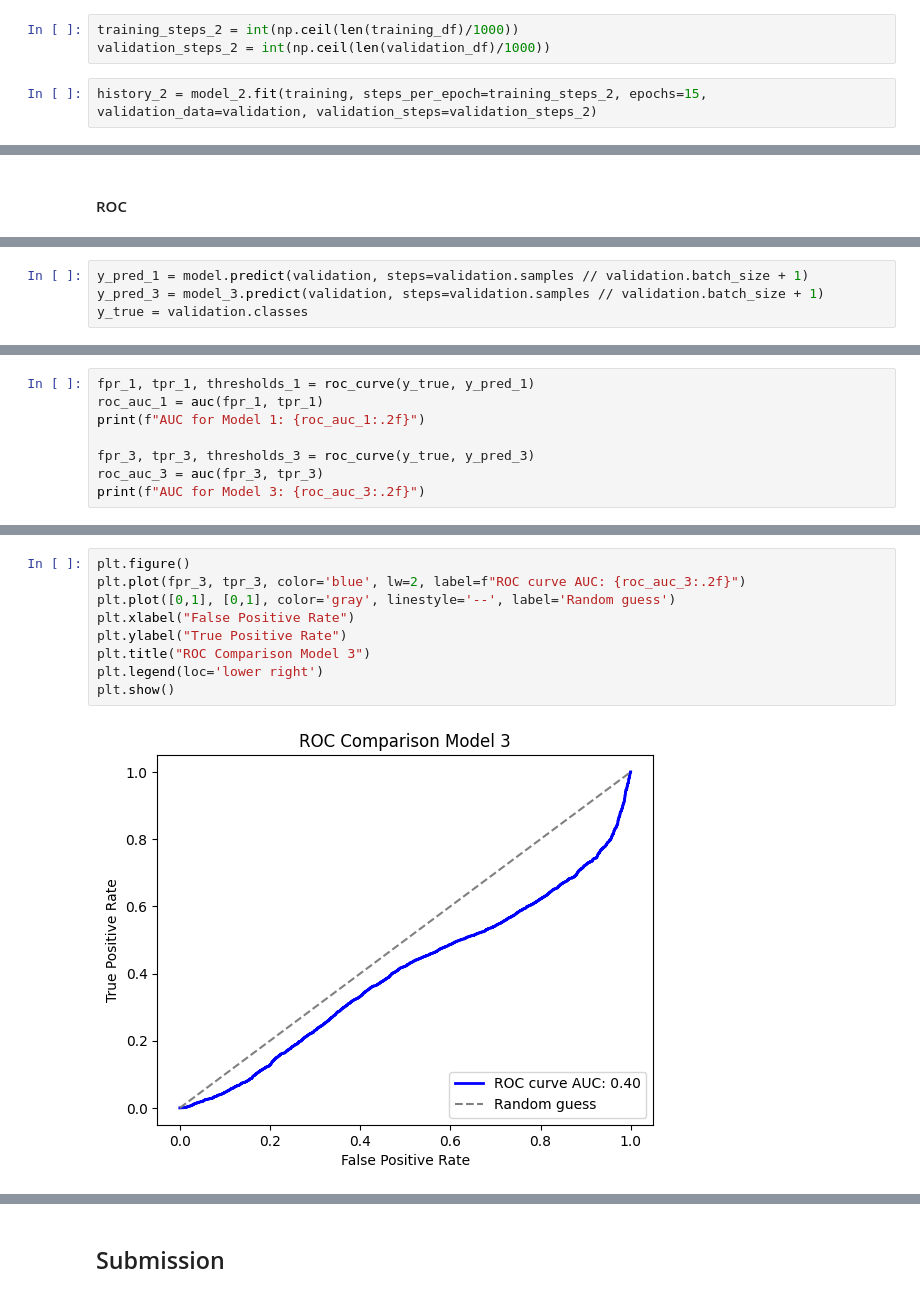
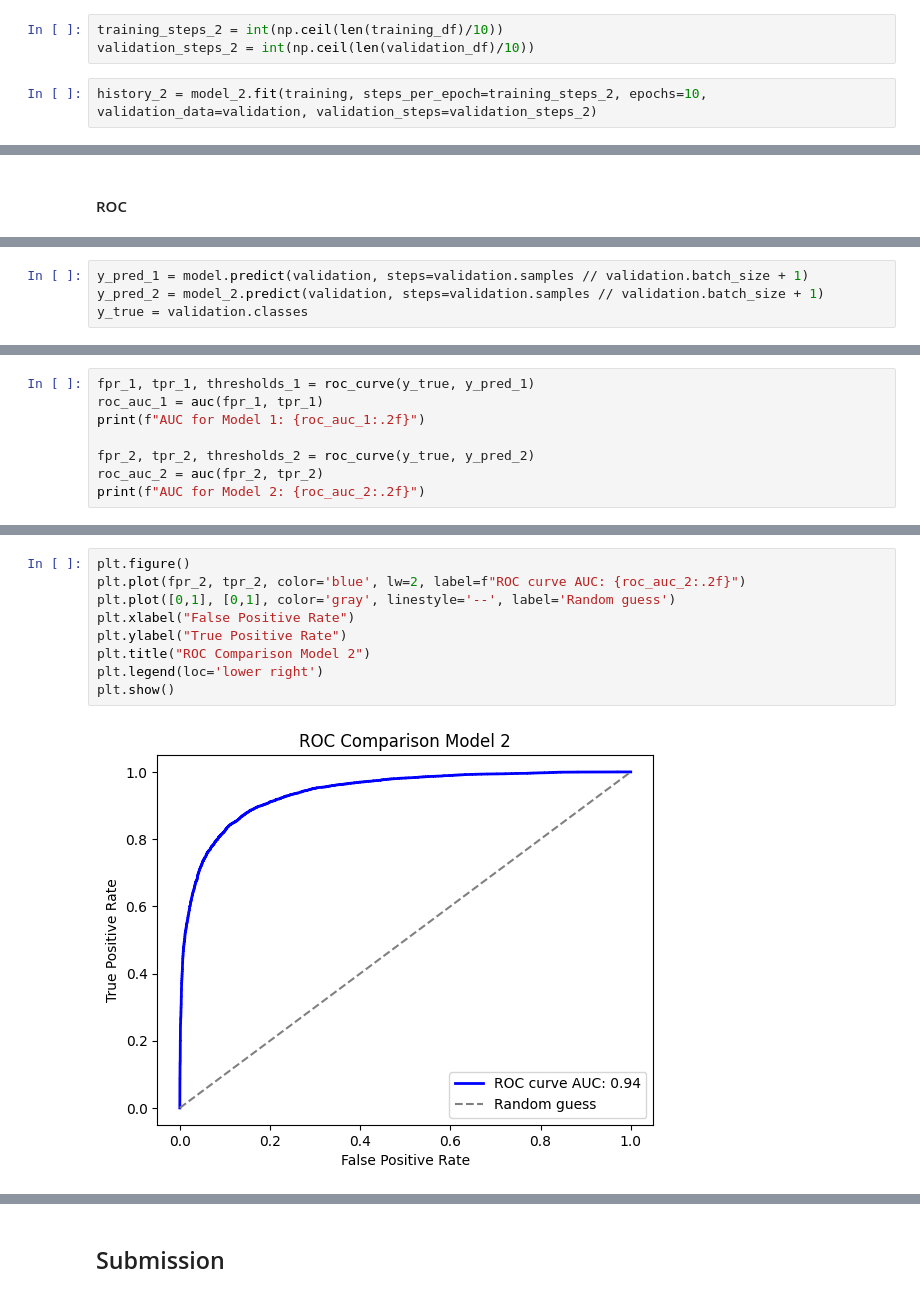
Before and after one commit to grsi7978/CSPB_3202_Competition, a Jupyter notebook: comp.ipynb, the cells around one changed output, grey strips where cells are left out. Saved outputs shown, nothing was run; the diff lists cells and outputs as text.

```diff
--- a/comp.ipynb
+++ b/comp.ipynb
@@ -350,8 +364,8 @@ Model: "sequential_33"
 # %%
 model_2.compile(optimizer=Adam(1e-4), loss='binary_crossentropy', metrics=['accuracy', 'auc'])
 # %%
-training_steps_2 = int(np.ceil(len(training_df)/1000))
-validation_steps_2 = int(np.ceil(len(validation_df)/1000))
+training_steps_2 = int(np.ceil(len(training_df)/10))
+validation_steps_2 = int(np.ceil(len(validation_df)/10))
 # %%
-history_2 = model_2.fit(training, steps_per_epoch=training_steps_2, epochs=15, validation_data=validation, validation_steps=validation_steps_2)
+history_2 = model_2.fit(training, steps_per_epoch=training_steps_2, epochs=10, validation_data=validation, validation_steps=validation_steps_2)
 # %% [output]
@@ -506,5 +547,5 @@ To get a better idea of if model 1 or model 3 is better I will use ROC and AUC.
 # %%
 y_pred_1 = model.predict(validation, steps=validation.samples // validation.batch_size + 1)
-y_pred_3 = model_3.predict(validation, steps=validation.samples // validation.batch_size + 1)
+y_pred_2 = model_2.predict(validation, steps=validation.samples // validation.batch_size + 1)
 y_true = validation.classes
 # %% [output]
@@ -515,7 +556,7 @@ fpr_1, tpr_1, thresholds_1 = roc_curve(y_true, y_pred_1)
 roc_auc_1 = auc(fpr_1, tpr_1)
 print(f"AUC for Model 1: {roc_auc_1:.2f}")
 
-fpr_3, tpr_3, thresholds_3 = roc_curve(y_true, y_pred_3)
-roc_auc_3 = auc(fpr_3, tpr_3)
-print(f"AUC for Model 3: {roc_auc_3:.2f}")
+fpr_2, tpr_2, thresholds_2 = roc_curve(y_true, y_pred_2)
+roc_auc_2 = auc(fpr_2, tpr_2)
+print(f"AUC for Model 2: {roc_auc_2:.2f}")
 # %% [output]
@@ -535,11 +576,11 @@ plt.show()
 # %%
 plt.figure()
-plt.plot(fpr_3, tpr_3, color='blue', lw=2, label=f"ROC curve AUC: {roc_auc_3:.2f}")
+plt.plot(fpr_2, tpr_2, color='blue', lw=2, label=f"ROC curve AUC: {roc_auc_2:.2f}")
 plt.plot([0,1], [0,1], color='gray', linestyle='--', label='Random guess')
 plt.xlabel("False Positive Rate")
 plt.ylabel("True Positive Rate")
-plt.title("ROC Comparison Model 3")
+plt.title("ROC Comparison Model 2")
 plt.legend(loc='lower right')
 plt.show()
 # %% [output]
-[figure, old version]
+[figure, new version]
```
Also changed, not shown: parts of 41 cells of this notebook, 2 other files.
